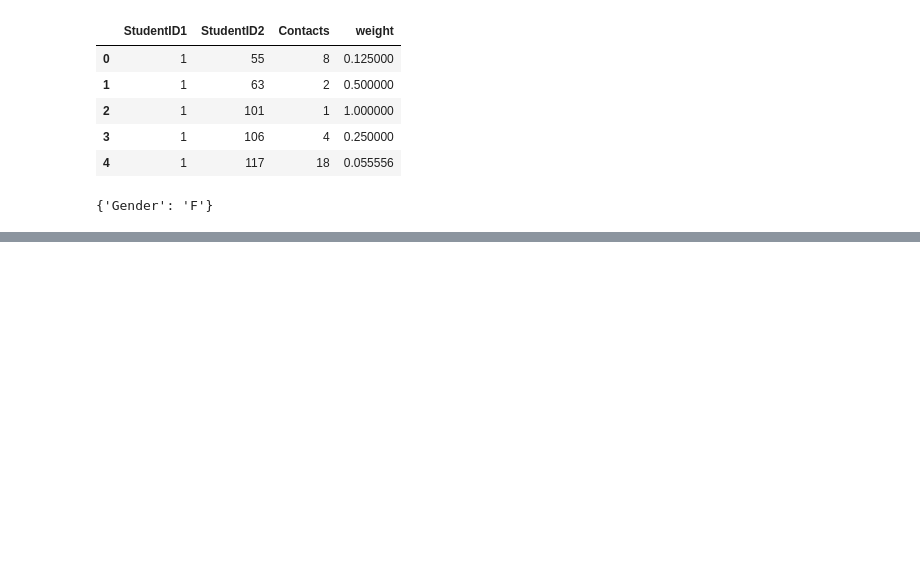
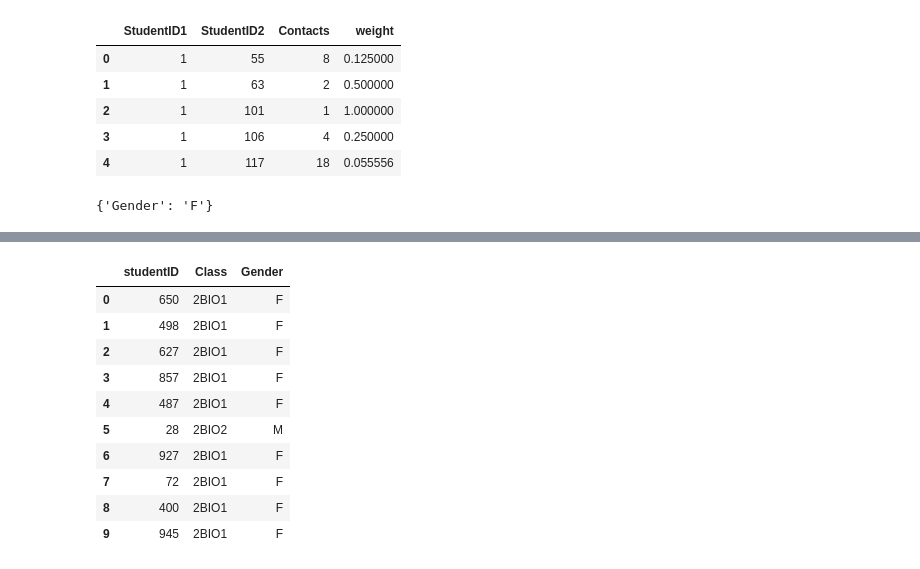
Before and after one commit to dsimband/DATA620_Group3, a Jupyter notebook: Week5_Project1/np_nx.ipynb, the cells around one changed output, grey strips where cells are left out. Cells and saved outputs as stored; diff of their text form; code cells hidden in the pictures; blank space fills up the shorter version.

```diff
--- a/Week5_Project1/np_nx.ipynb
+++ b/Week5_Project1/np_nx.ipynb
@@ -95,0 +192,15 @@ NodeDataView({1.0: None, 513.0: None, 3.0: None, 4.0: None, 9.0: None, 14.0: Non
+# %%
+df = attribute_data.copy()
+df.head(5)
+# %% [output]
+|  | studentID | Class | Gender |
+| 0 | 650 | 2BIO1 | F |
+| 1 | 498 | 2BIO1 | F |
+| 2 | 627 | 2BIO1 | F |
+| 3 | 857 | 2BIO1 | F |
+| 4 | 487 | 2BIO1 | F |
+| 5 | 28 | 2BIO2 | M |
+| 6 | 927 | 2BIO1 | F |
+| 7 | 72 | 2BIO1 | F |
+| 8 | 400 | 2BIO1 | F |
+| 9 | 945 | 2BIO1 | F |
```
Also changed, not shown: parts of 20 cells of this notebook.
